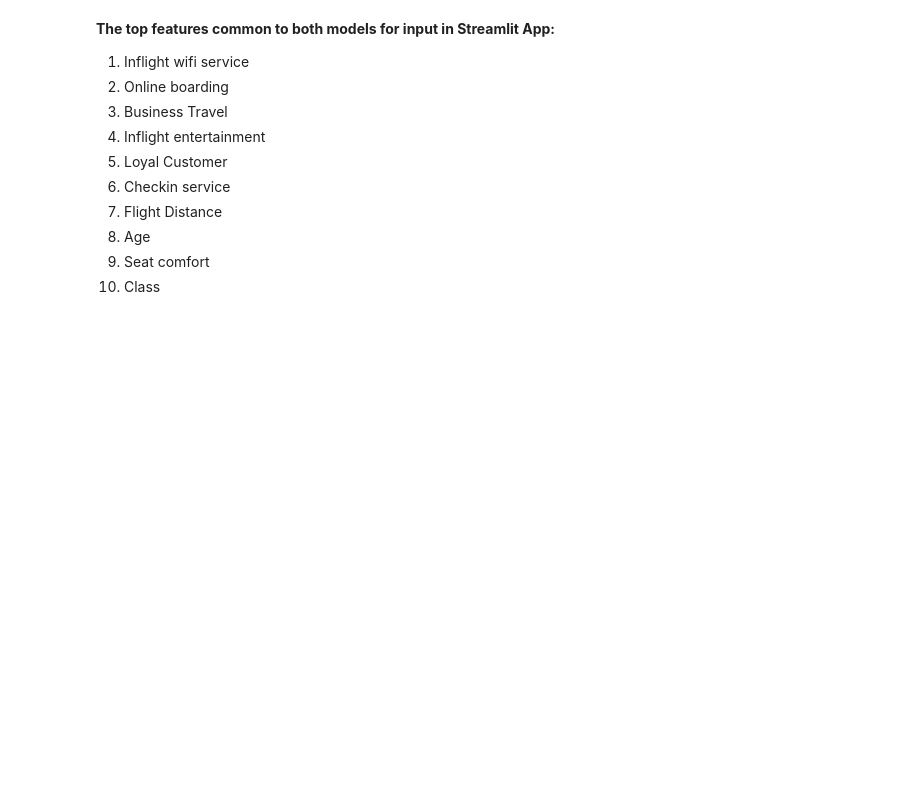
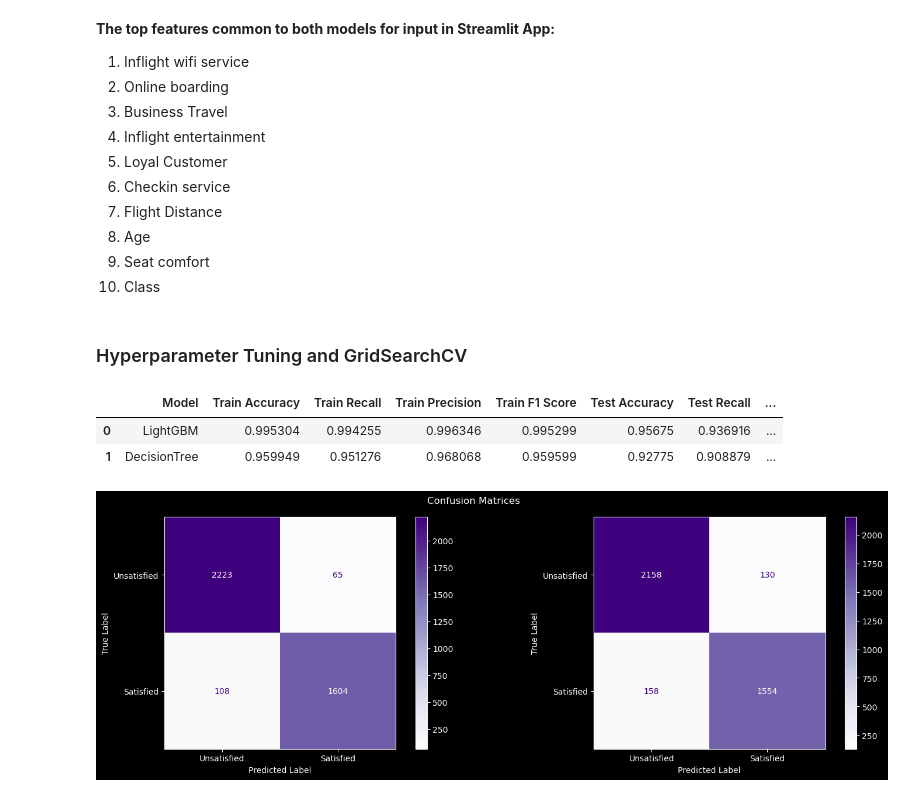
Before and after one commit to hannahcanon09/ML-classification-app, a Jupyter notebook: notebook/ml.ipynb, the cells around one changed output. Drawn from its saved outputs; the diff is of its cells as text; code cells hidden in the pictures; blank space fills up the shorter version.

Commit message:
finished hyperparameter tuning and GridSearchCV of ML models

```diff
--- a/notebook/ml.ipynb
+++ b/notebook/ml.ipynb
@@ -336,3 +336,19 @@ plot_feature_importance(dec_tree_feature_importance, title='DecisionTreeClassifi
 8. Age
 9. Seat comfort
 10. Class
+# %% [markdown]
+### Hyperparameter Tuning and GridSearchCV
+# %%
+from sklearn.metrics import (accuracy_score,
+                             recall_score,
+                             precision_score,
+                             f1_score)
+
+# Evaluate metrics
+def evaluate_classification(y_true, y_pred):
+    accuracy= accuracy_score (y_true, y_pred)
+    recall= recall_score(y_true, y_pred)
+    precision= precision_score (y_true, y_pred)
+    f1= f1_score (y_true, y_pred)
+
+    return accuracy, recall, precision, f1
@@ -338,0 +428,39 @@ plot_feature_importance(dec_tree_feature_importance, title='DecisionTreeClassifi
+# %%
+# Train and test the models
+metrics_df, best_models = train_and_evaluate_models (X_train_balanced, y_train_balanced, X_test_tranformed, y_test)
+metrics_df
+# %% [output]
+|  | Model | Train Accuracy | Train Recall | Train Precision | Train F1 Score | Test Accuracy | Test Recall | ... |
+| 0 | LightGBM | 0.995304 | 0.994255 | 0.996346 | 0.995299 | 0.95675 | 0.936916 | ... |
+| 1 | DecisionTree | 0.959949 | 0.951276 | 0.968068 | 0.959599 | 0.92775 | 0.908879 | ... |
+# %%
+from sklearn.metrics import confusion_matrix, ConfusionMatrixDisplay
+
+# Display confusion matrices
+def plot_confusion_matrix (best_models, X_test, y_test):
+    labels = ['Unsatisfied', 'Satisfied']
+    fig, axes = plt.subplots (1, len(best_models), figsize = (15,5))
+
+    for ax, (model_name, model) in zip (axes, best_models.items()):
+
+        # Predict the test set
+        test_pred = model.predict(X_test)
+
+        # Confusion matrix
+        cm = confusion_matrix (y_test, test_pred)
+
+        # Display the confusion matrix
+        disp = ConfusionMatrixDisplay (confusion_matrix = cm, display_labels= labels)
+        disp.plot (cmap = 'Purples', ax = ax, values_format= 'd')
+        ax.set_title = (f'{model_name}')
+        ax.set_xlabel ('Predicted Label')
+        ax.set_ylabel ('True Label')
+
+    plt.suptitle ('Confusion Matrices')
+    plt.tight_layout()
+    plt.show()
+
+# Display confusion matrices
+plot_confusion_matrix (best_models, X_test_tranformed, y_test)
+# %% [output]
+[figure, added]
```
Also changed, not shown: parts of 7 cells of this notebook.
